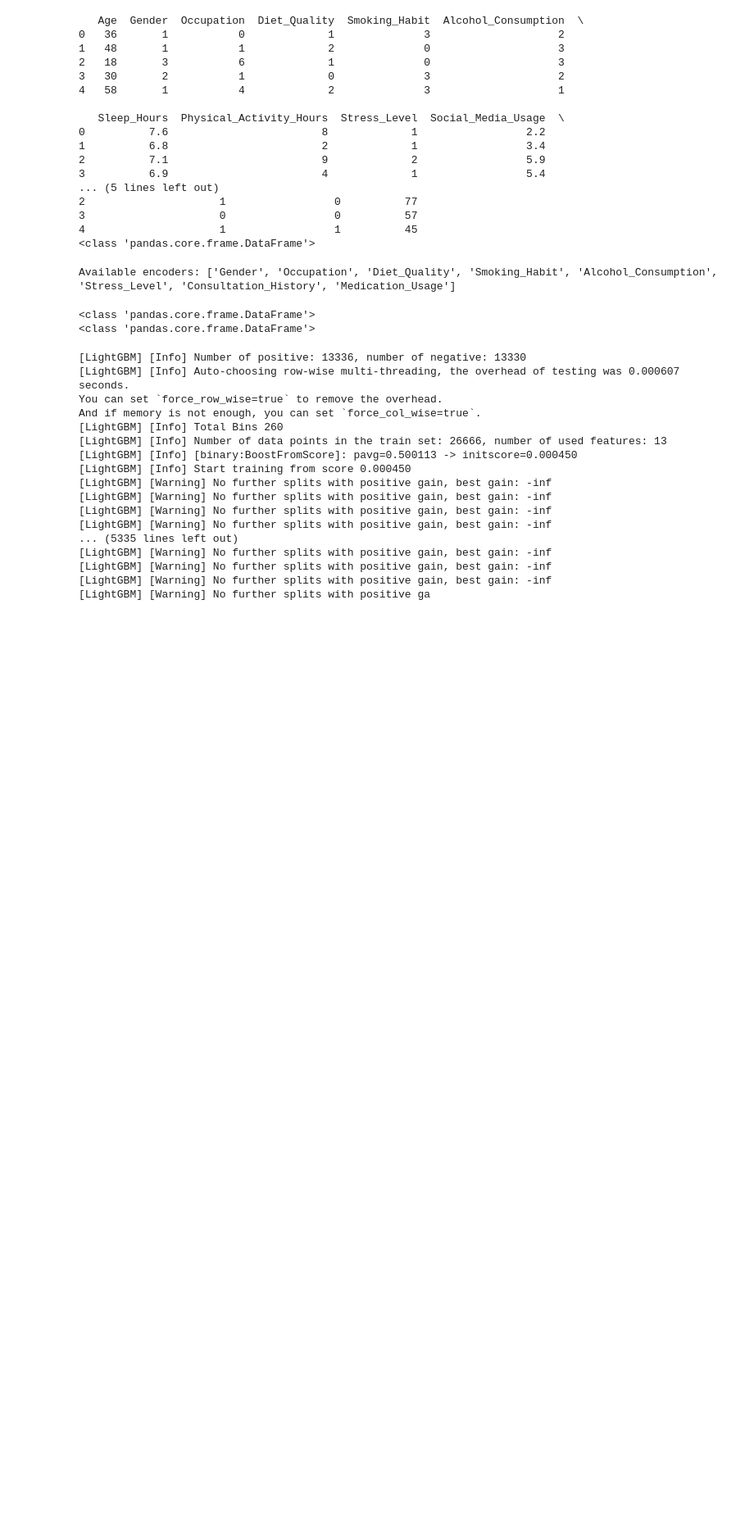
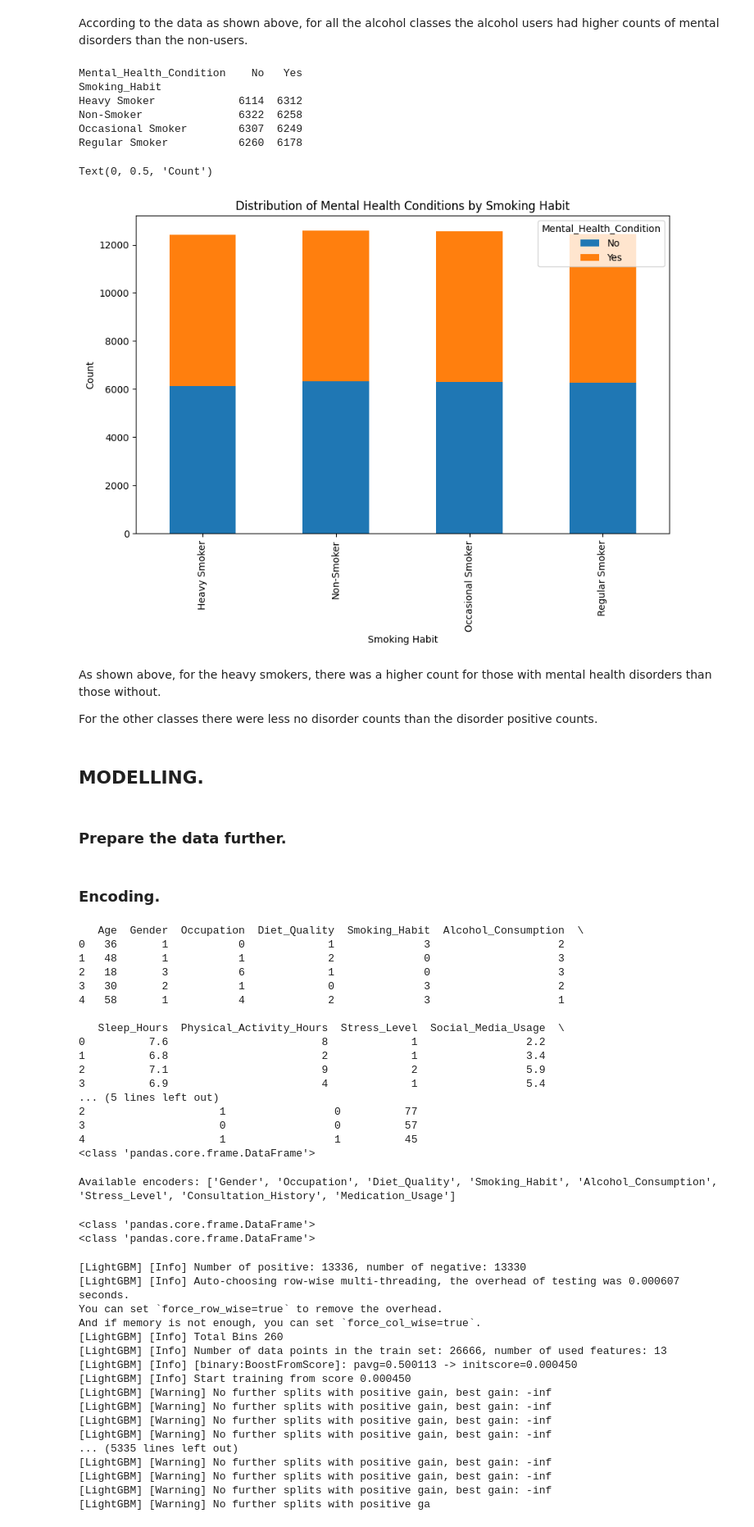
Before and after one commit to Godfrey-249/Phase_5_Project, a Jupyter notebook: Mental_Health_Classifier.ipynb, the cells around one changed output. Shown at 82% size. Cells and saved outputs as stored; diff of their text form; code cells hidden in the pictures; blank space fills up the shorter version.

```diff
--- a/Mental_Health_Classifier.ipynb
+++ b/Mental_Health_Classifier.ipynb
@@ -56,3 +195,32 @@ Index(['Age', 'Gender', 'Occupation', 'Mental_Health_Condition', 'Severity',
+# %% [markdown]
+According to the data as shown above, for all the alcohol classes the alcohol users had higher counts of mental disorders than the non-users.
+# %%
+#Find the relationship of smokers and mental health disorders.
+smoker_condition_distribution = data.groupby(['Smoking_Habit', 'Mental_Health_Condition']).size().unstack(fill_value=0)
+print(smoker_condition_distribution)
+
+#Plot the distribution.
+smoker_condition_distribution.plot(kind='bar', stacked=True, figsize=(10, 6))
+plt.title('Distribution of Mental Health Conditions by Smoking Habit')
+plt.xlabel('Smoking Habit')
+plt.ylabel('Count')
+# %% [output]
+Mental_Health_Condition    No   Yes
+Smoking_Habit
+Heavy Smoker             6114  6312
+Non-Smoker               6322  6258
+Occasional Smoker        6307  6249
+Regular Smoker           6260  6178
+Text(0, 0.5, 'Count')
+[figure, added]
+# %% [markdown]
+As shown above, for the heavy smokers, there was a higher count for those with mental health disorders than those without.
+
+For the other classes there were less no disorder counts than the disorder positive counts.
+# %% [markdown]
+## MODELLING.
+# %% [markdown]
+### Prepare the data further.
 # %%
 #Create a combined index.
 
@@ -74,6 +242,8 @@ data["Smoke_Score"] = data["Smoking_Habit"].map(smoke_map)
 # Total Risk Score
 data["Lifestyle_Risk_Score"] = data["Stress_Score"] + data["Diet_Score"] + data["Alcohol_Score"] + data["Smoke_Score"]
 data["Final_Risk_Index"] = data["Lifestyle_Risk_Score"] + data["Work_Sleep_Ratio"] + data["Activity_Sleep_Balance"]
+# %% [markdown]
+### Encoding.
 # %%
 # Initialize dictionary to store encoders
 encoders = {}
```
Also changed, not shown: parts of 24 cells of this notebook, 1 other file.
